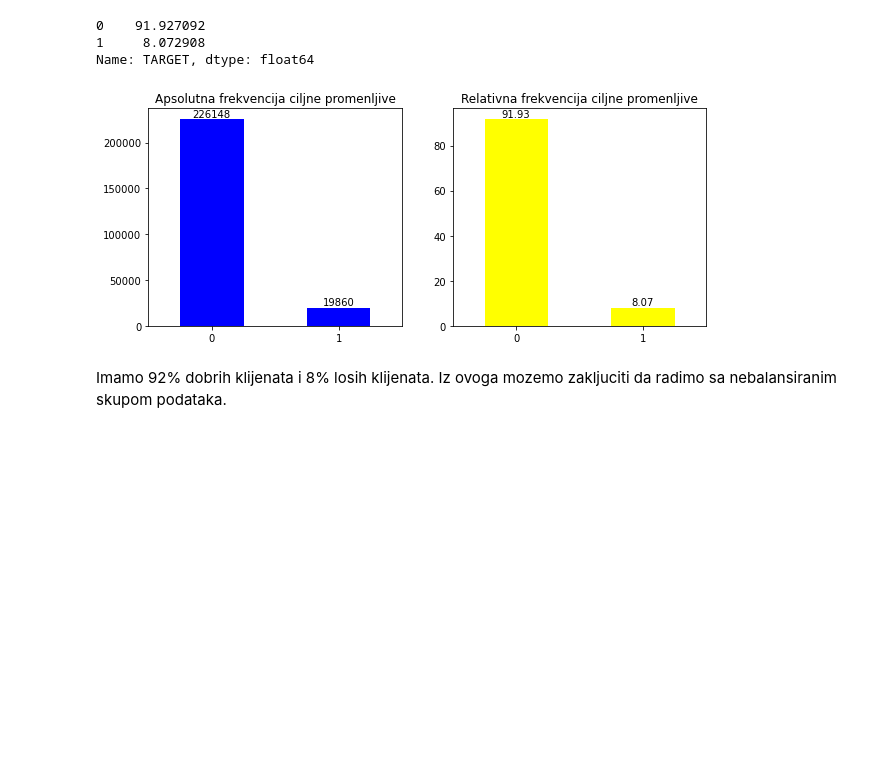
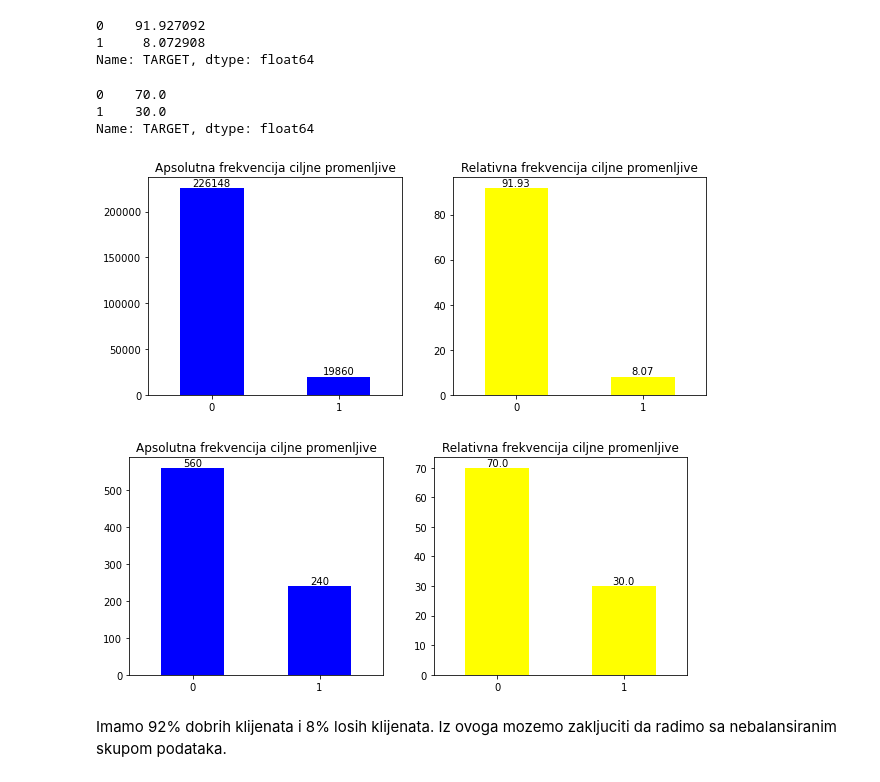
Before and after one commit to milicasaric/Master-rad, a Jupyter notebook: Preprocessing.ipynb, the cells around one changed output. Drawn from its saved outputs; the diff is of its cells as text; code cells hidden in the pictures; blank space fills up the shorter version.

```diff
--- a/Preprocessing.ipynb
+++ b/Preprocessing.ipynb
@@ -61,6 +104,12 @@ y_train.value_counts(normalize=True)*100
 0    91.927092
 1     8.072908
 Name: TARGET, dtype: float64
+# %%
+y_train_2.value_counts(normalize=True)*100
+# %% [output]
+0    70.0
+1    30.0
+Name: TARGET, dtype: float64
 # %%
 def plot_absolute_relative_frequency(variable):
     absolute_frequency = variable.value_counts()
@@ -78,10 +127,12 @@ def plot_absolute_relative_frequency(variable):
         # Prve dve koordinate su pozicija na grafiku, a treca je vrednost.
     for idx, value in enumerate(relative_frequency):
         ax2.text(idx, value, value, horizontalalignment='center', verticalalignment='bottom')
-# %%
-plot_absolute_relative_frequency(y_train)
-# %% [output]
-[figure, removed]
+# %%
+plot_absolute_relative_frequency(y_train_1)
+plot_absolute_relative_frequency(y_train_2)
+# %% [output]
+[figure, added]
+[figure, added]
 # %% [markdown]
 Imamo 92% dobrih klijenata i 8% losih klijenata. Iz ovoga mozemo zakljuciti da radimo sa nebalansiranim skupom podataka.
 # %% [markdown]
```
Also changed, not shown: parts of 73 cells of this notebook.
